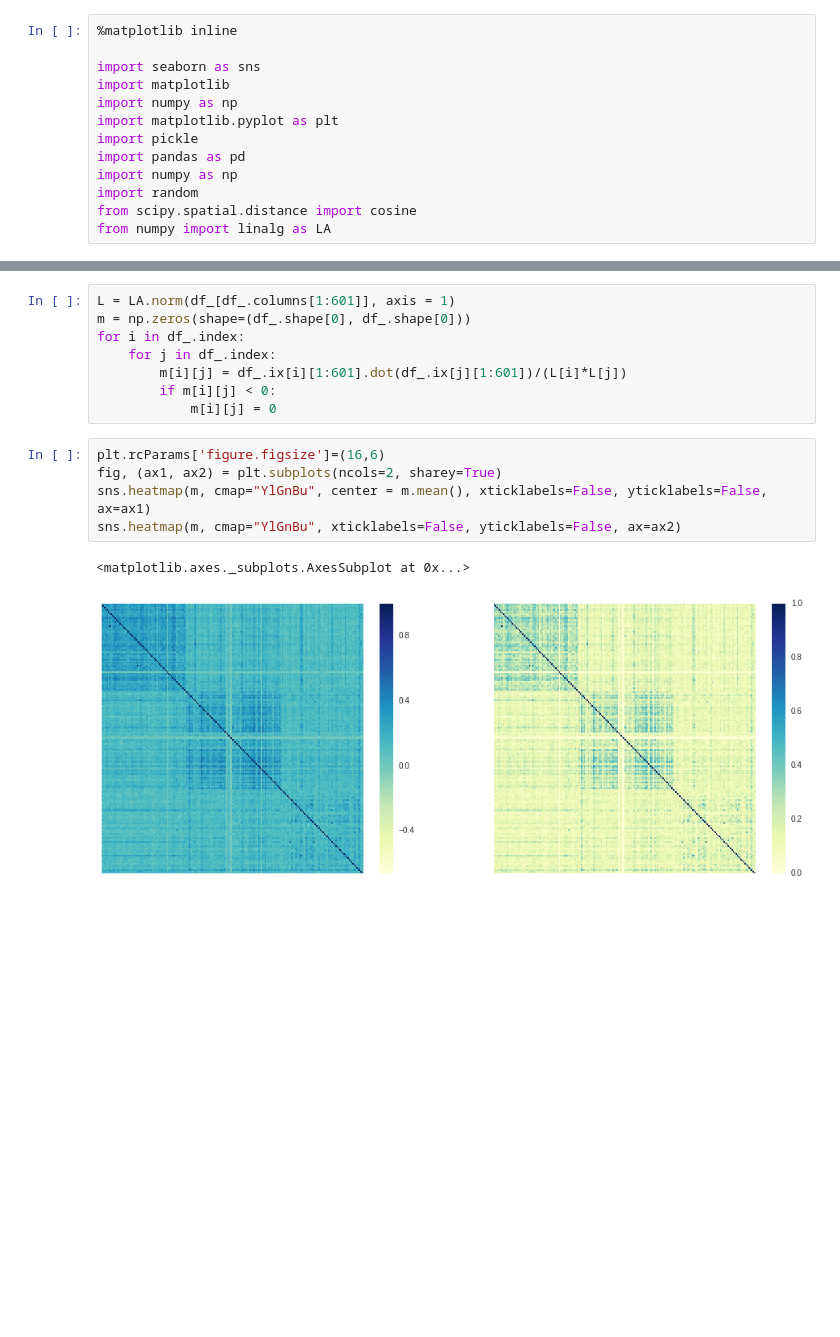
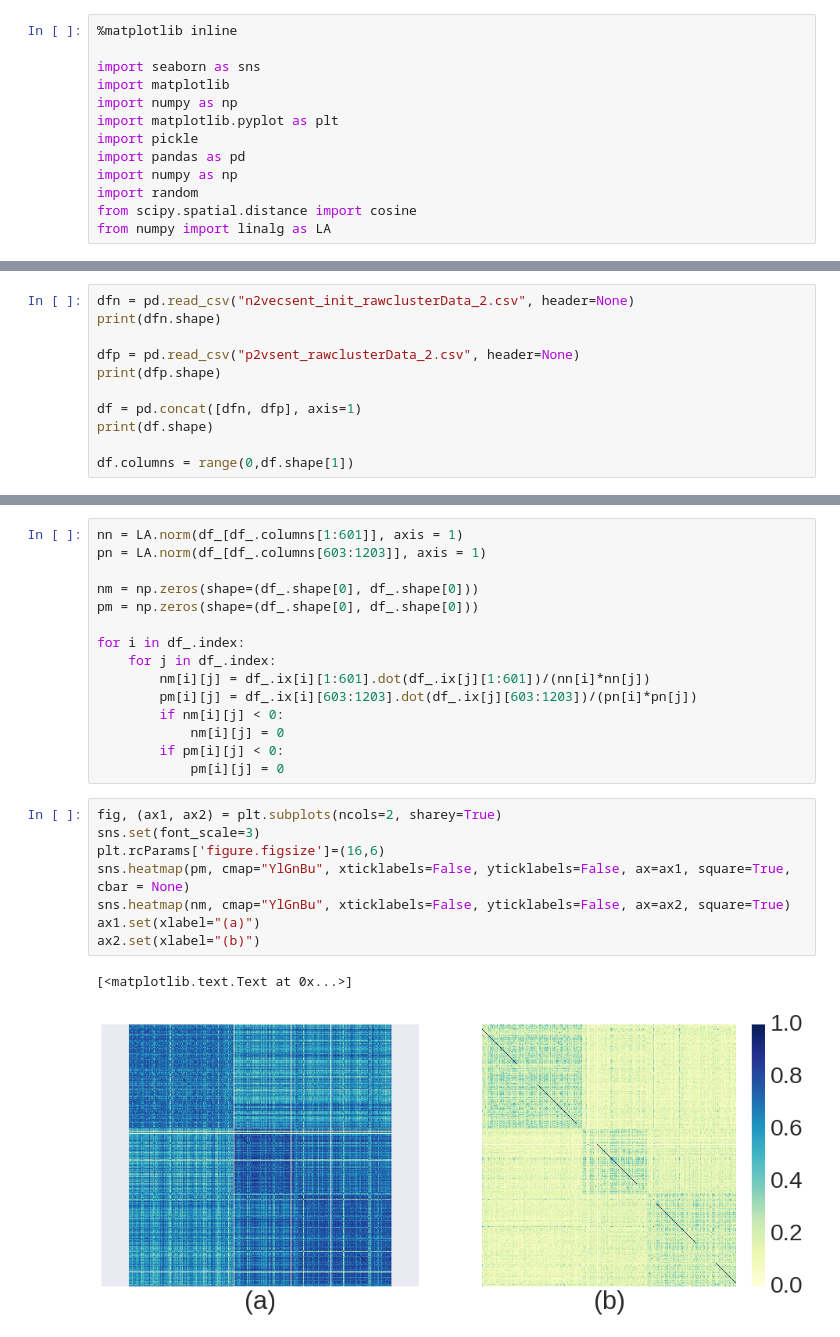
Before and after one commit to tksaha/con-s2v, a Jupyter notebook: resultcollectionscipt/heatmap.ipynb, the cells around one changed output, grey strips where cells are left out. Drawn from its saved outputs; the diff is of its cells as text; blank space fills up the shorter version.

Commit message:
heatmap

```diff
--- a/resultcollectionscipt/heatmap.ipynb
+++ b/resultcollectionscipt/heatmap.ipynb
@@ -18,0 +14,11 @@ print(df.shape)
+# %%
+dfn = pd.read_csv("n2vecsent_init_rawclusterData_2.csv", header=None)
+print(dfn.shape)
+
+dfp = pd.read_csv("p2vsent_rawclusterData_2.csv", header=None)
+print(dfp.shape)
+
+df = pd.concat([dfn, dfp], axis=1)
+print(df.shape)
+
+df.columns = range(0,df.shape[1])
@@ -44,16 +54,26 @@ df_.groupby(601).count()
 # %%
-L = LA.norm(df_[df_.columns[1:601]], axis = 1)
-m = np.zeros(shape=(df_.shape[0], df_.shape[0]))
+nn = LA.norm(df_[df_.columns[1:601]], axis = 1)
+pn = LA.norm(df_[df_.columns[603:1203]], axis = 1)
+
+nm = np.zeros(shape=(df_.shape[0], df_.shape[0]))
+pm = np.zeros(shape=(df_.shape[0], df_.shape[0]))
+
 for i in df_.index:
     for j in df_.index:
-        m[i][j] = df_.ix[i][1:601].dot(df_.ix[j][1:601])/(L[i]*L[j])
-        if m[i][j] < 0:
-            m[i][j] = 0
+        nm[i][j] = df_.ix[i][1:601].dot(df_.ix[j][1:601])/(nn[i]*nn[j])
+        pm[i][j] = df_.ix[i][603:1203].dot(df_.ix[j][603:1203])/(pn[i]*pn[j])
+        if nm[i][j] < 0:
+            nm[i][j] = 0
+        if pm[i][j] < 0:
+            pm[i][j] = 0
 # %%
+fig, (ax1, ax2) = plt.subplots(ncols=2, sharey=True)
+sns.set(font_scale=3)
 plt.rcParams['figure.figsize']=(16,6)
-fig, (ax1, ax2) = plt.subplots(ncols=2, sharey=True)
-sns.heatmap(m, cmap="YlGnBu", center = m.mean(), xticklabels=False, yticklabels=False, ax=ax1)
-sns.heatmap(m, cmap="YlGnBu", xticklabels=False, yticklabels=False, ax=ax2)
+sns.heatmap(pm, cmap="YlGnBu", xticklabels=False, yticklabels=False, ax=ax1, square=True, cbar = None)
+sns.heatmap(nm, cmap="YlGnBu", xticklabels=False, yticklabels=False, ax=ax2, square=True)
+ax1.set(xlabel="(a)")
+ax2.set(xlabel="(b)")
 # %% [output]
-<matplotlib.axes._subplots.AxesSubplot at 0x...>
+[<matplotlib.text.Text at 0x...>]
-[figure, old version]
+[figure, new version]
```
Also changed, not shown: parts of 4 cells of this notebook.
